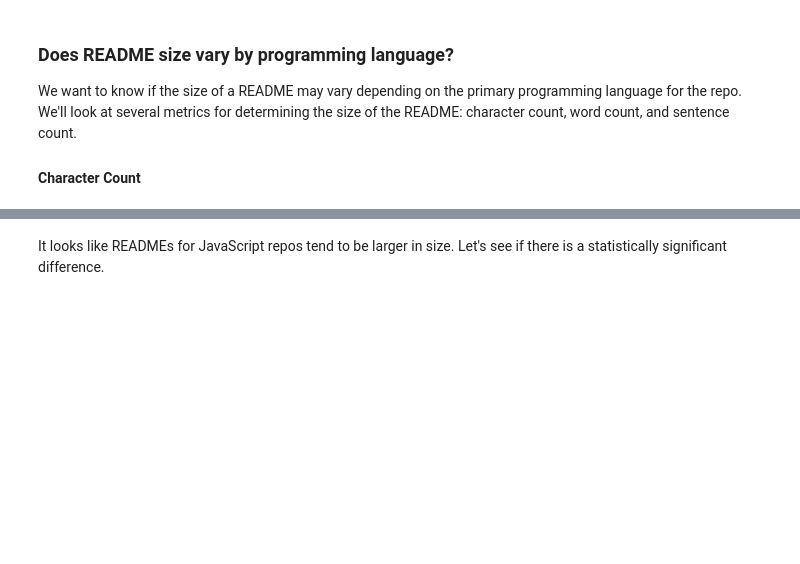
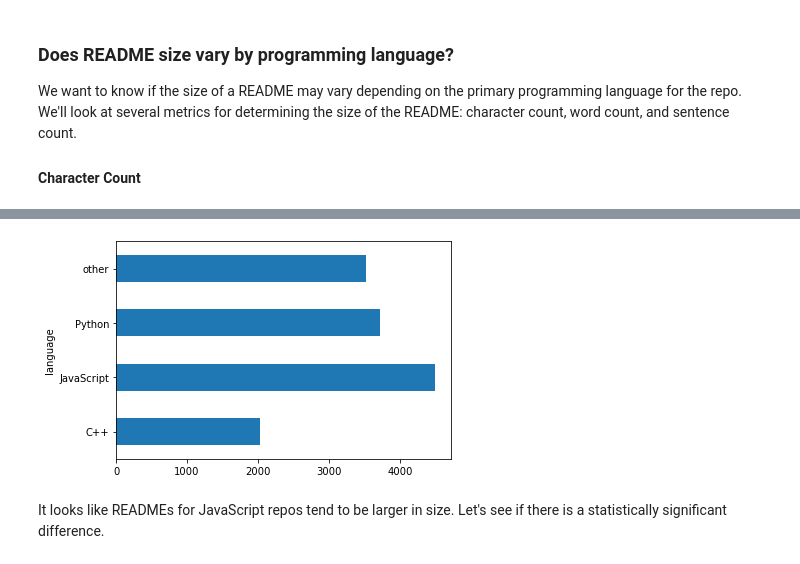
Before and after one commit to Garcia-Hensley-Nichols-NLP-project/GHN-NLP-project, a Jupyter notebook: explore.ipynb, the cells around one changed output, grey strips where cells are left out. Saved outputs shown, nothing was run; the diff lists cells and outputs as text; code cells hidden in the pictures; blank space fills up the shorter version.

```diff
--- a/explore.ipynb
+++ b/explore.ipynb
@@ -344,3 +344,9 @@ Other average character count: 3516.5090252707582
+# %%
+# Let's see this in a visualization
+
+df.groupby('language').character_count.mean().plot.barh();
+# %% [output]
+[figure, added]
 # %% [markdown]
 It looks like READMEs for JavaScript repos tend to be larger in size. Let's see if there is a statistically significant difference.
 # %%
```
Also changed, not shown: parts of 27 cells of this notebook.
